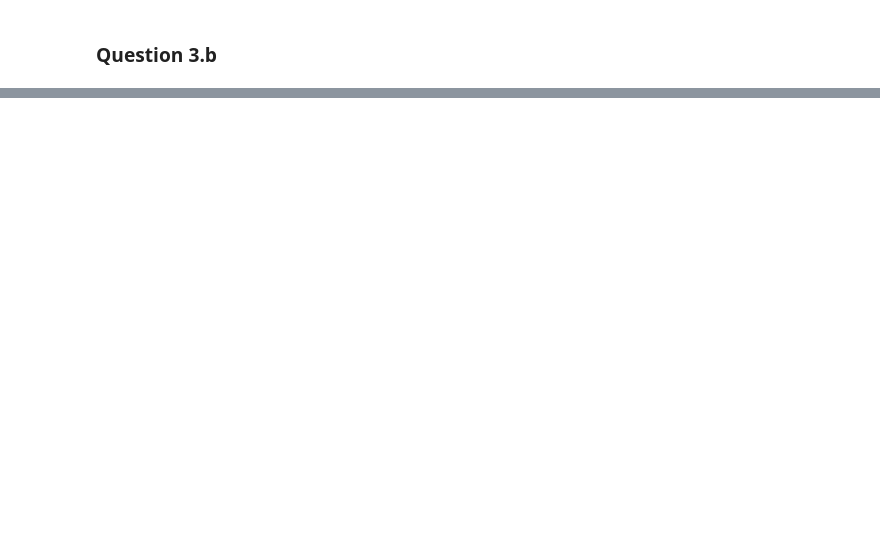
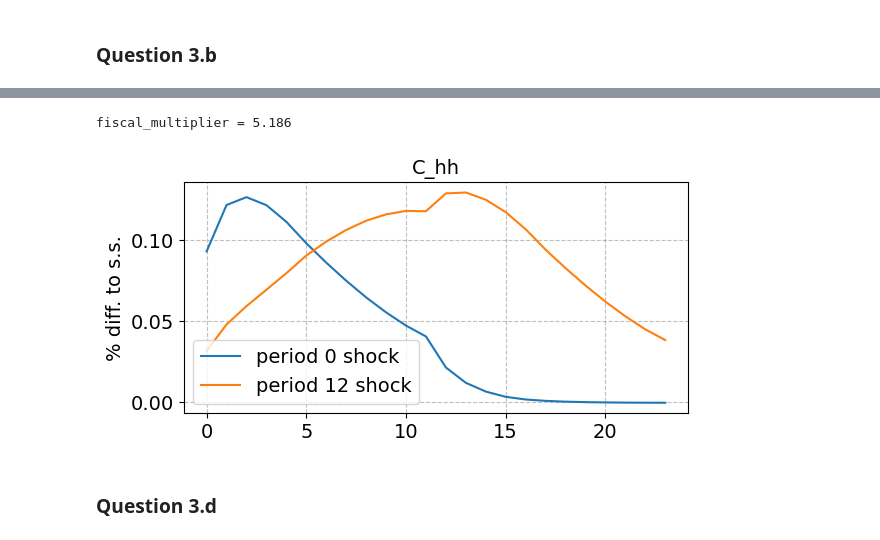
Before and after one commit to tbk642/Macro_exam, a Jupyter notebook: HANK-SAM.ipynb, the cells around one changed output, grey strips where cells are left out. Saved outputs shown, nothing was run; the diff lists cells and outputs as text; code cells hidden in the pictures; blank space fills up the shorter version.

```diff
--- a/HANK-SAM.ipynb
+++ b/HANK-SAM.ipynb
@@ -511,0 +512,4 @@ model5.show_IRFs(varnames=['C_hh'],ncols=2)
+# %%
+model6 = HANKSAMModelClass(name='test')
+model6.find_ss()
+model6.compute_jacs()
@@ -511,0 +555,10 @@ model5.show_IRFs(varnames=['C_hh'],ncols=2)
+# %%
+model6.calc_fiscal_multiplier()
+# %% [output]
+fiscal_multiplier = 5.186
+# %%
+model6.compare_IRFs([model5,model6],['period 0 shock','period 12 shock'],T_max=24,varnames=['C_hh'],do_shocks=False,do_targets=False)
+# %% [output]
+[figure, added]
+# %% [markdown]
+### Question 3.d
```
Also changed, not shown: parts of 12 cells of this notebook.
